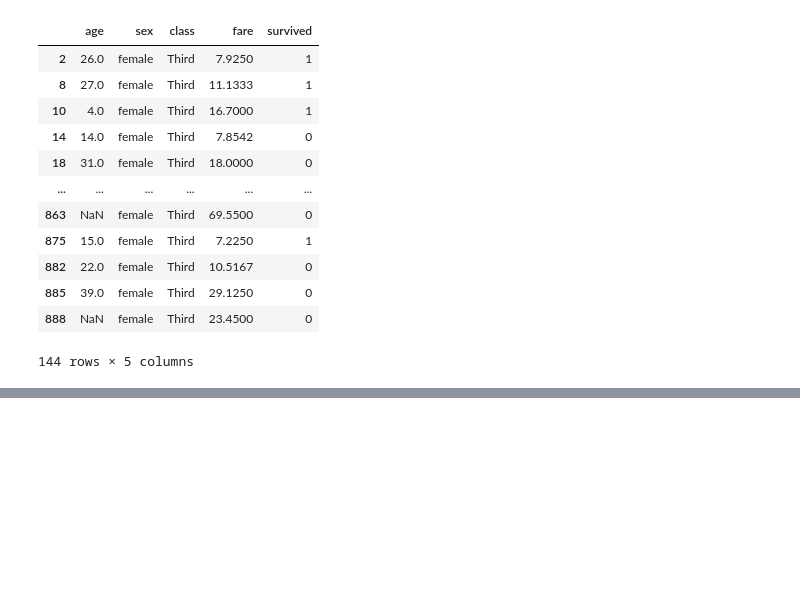
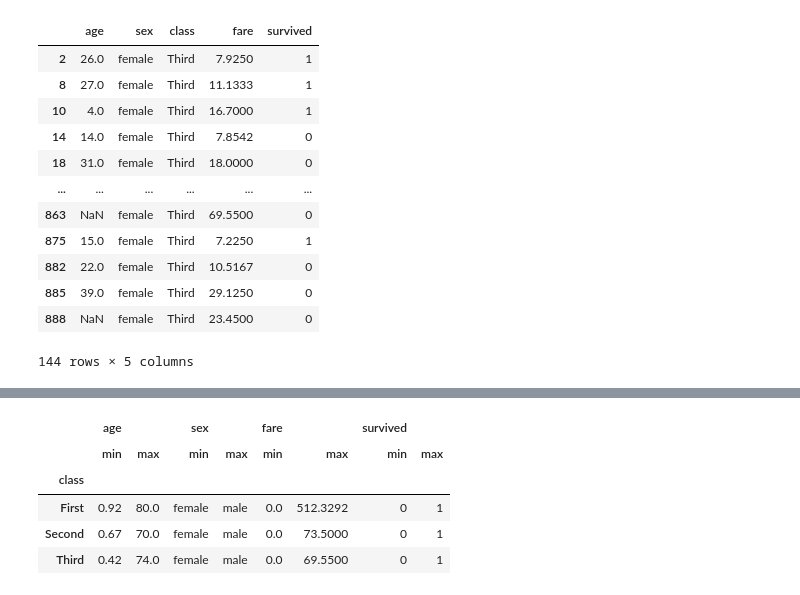
Before and after one commit to naddda0813/Python, a Jupyter notebook: 3.DataAnalysis/Note/15.DataFrame응용.ipynb, the cells around one changed output, grey strips where cells are left out. Cells and saved outputs as stored; diff of their text form; code cells hidden in the pictures; blank space fills up the shorter version.

```diff
--- a/3.DataAnalysis/Note/15.DataFrame응용.ipynb
+++ b/3.DataAnalysis/Note/15.DataFrame응용.ipynb
@@ -751,0 +515,9 @@ group3f
+# %%
+grouped.agg(['min','max'])
+# %% [output]
+|  | age |  | sex |  | fare |  | survived |  |
+|  | min | max | min | max | min | max | min | max |
+| class |  |  |  |  |  |  |  |  |
+| First | 0.92 | 80.0 | female | male | 0.0 | 512.3292 | 0 | 1 |
+| Second | 0.67 | 70.0 | female | male | 0.0 | 73.5000 | 0 | 1 |
+| Third | 0.42 | 74.0 | female | male | 0.0 | 69.5500 | 0 | 1 |
```
Also changed, not shown: parts of 41 cells of this notebook, 3 other files.
